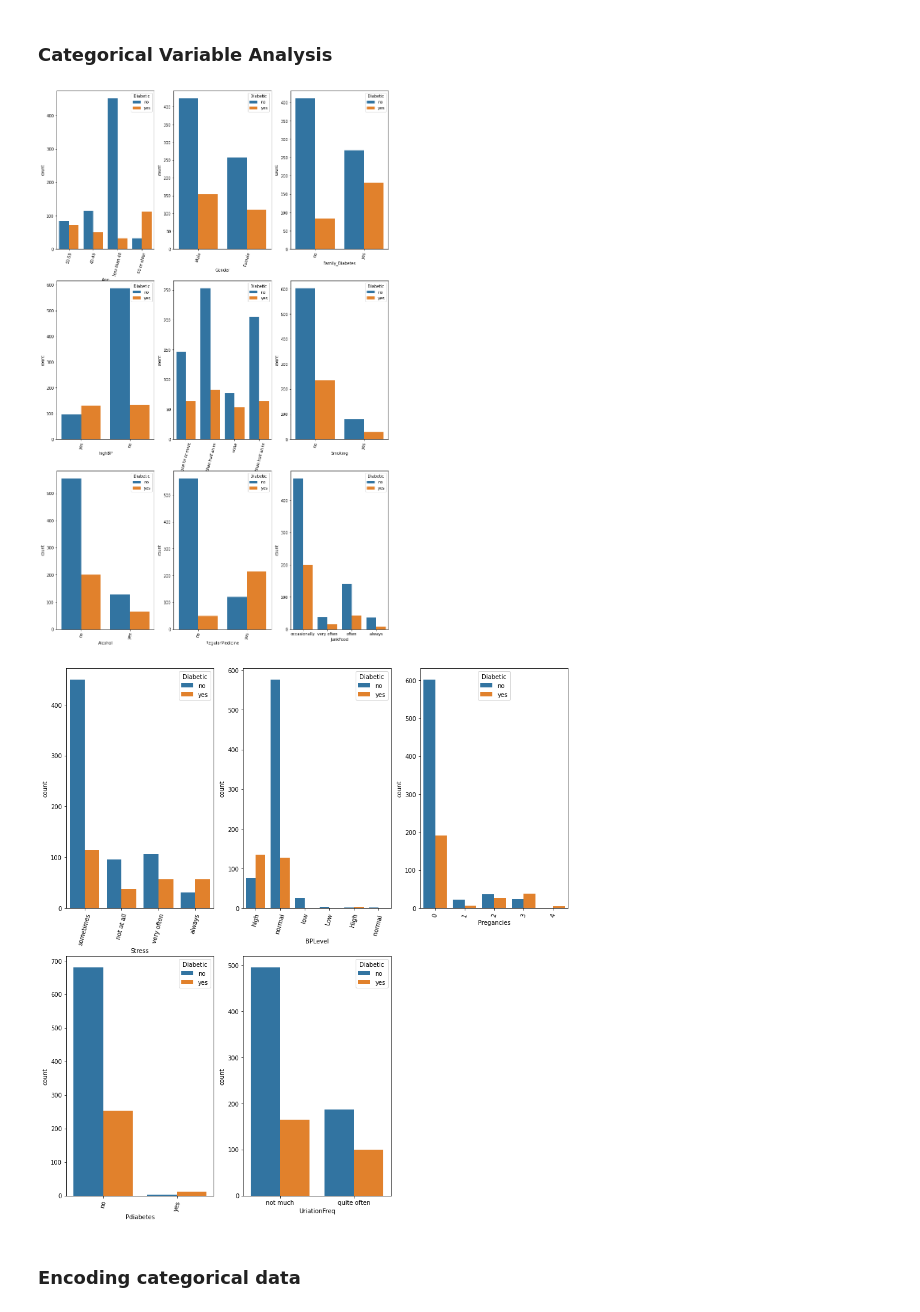
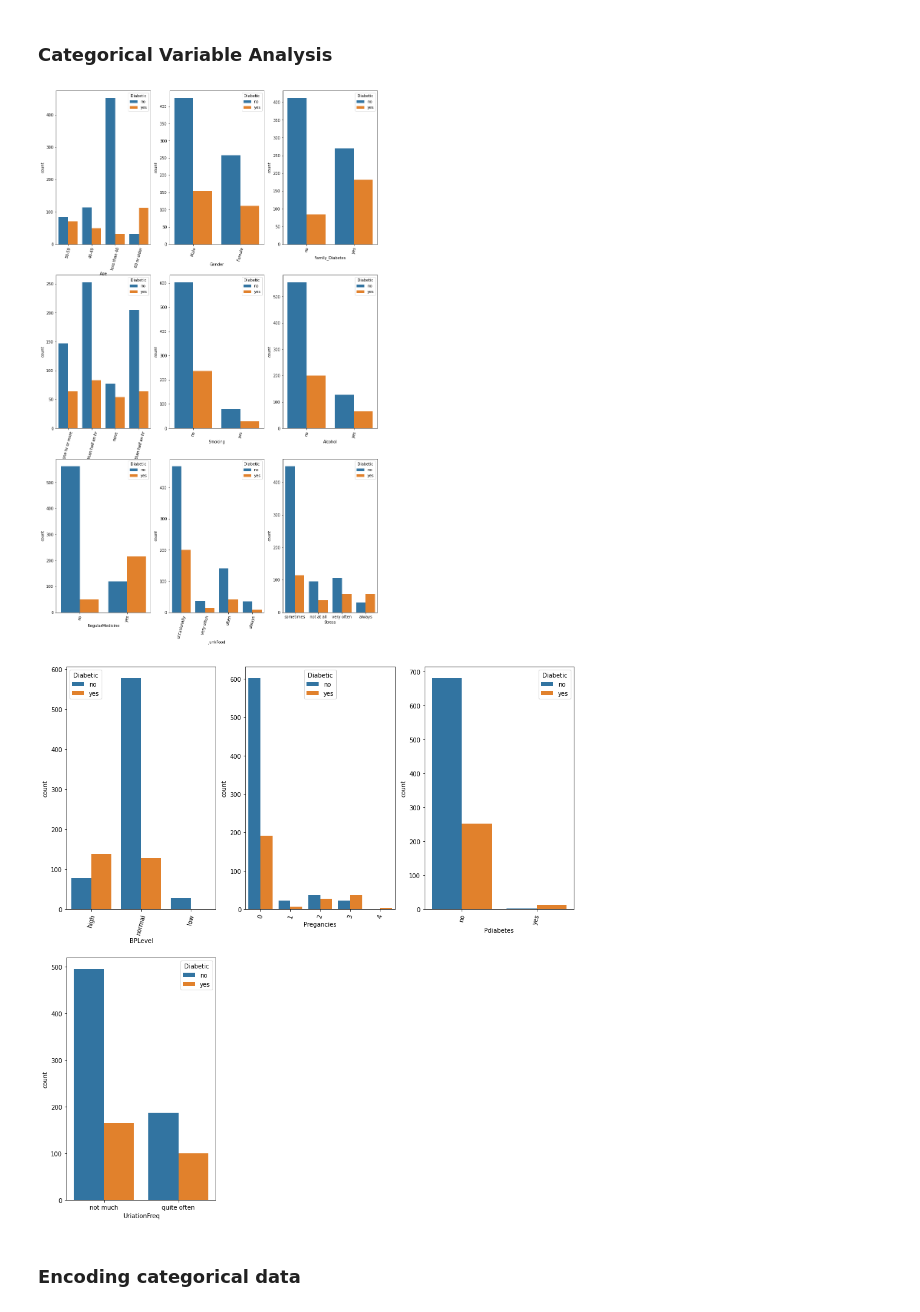
Before and after one commit to Dragsters/Nutrihelp, a Jupyter notebook: server/ML/diabetes_prediction.ipynb, the cells around one changed output. Cells and saved outputs as stored; diff of their text form; code cells hidden in the pictures.

```diff
--- a/server/ML/diabetes_prediction.ipynb
+++ b/server/ML/diabetes_prediction.ipynb
@@ -208,3 +208,10 @@ Name: Pdiabetes, dtype: int64
 no     933
 yes     14
 Name: Pdiabetes, dtype: int64
+# %%
+df.drop(columns = ['highBP'],inplace = True)
+print(df['BPLevel'].value_counts().index)
+df['BPLevel'].replace('High', 'high', inplace = True)
+df['BPLevel'].replace('Low','low', inplace = True)
+df['BPLevel'].replace('normal ', 'normal', inplace = True)
+print(df['BPLevel'].value_counts().index)
@@ -233,30 +243,30 @@ seaborn.violinplot(data = df, x = 'Diabetic', y = 'SoundSleep')
 ### Categorical Variable Analysis
 # %%
 
-cols = ['Age', 'Gender', 'Family_Diabetes', 'highBP', 'PhysicallyActive',
+cols = ['Age', 'Gender', 'Family_Diabetes', 'PhysicallyActive',
        'Smoking', 'Alcohol', 'RegularMedicine',
        'JunkFood', 'Stress', 'BPLevel', 'Pregancies', 'Pdiabetes',
        'UriationFreq']
 
 pyplot.figure(figsize = (15,25))
 
 i  = 0
 for j in range(9):
     pyplot.xticks(rotation=75)
     pyplot.subplot(int(str(3)+str(3)+str(j+1)))
     seaborn.countplot(x = cols[i], hue='Diabetic',data = df)
     i += 1
 pyplot.show()
 
 pyplot.figure(figsize = (15,25))
-for j in range(5):
+for j in range(4):
     pyplot.xticks(rotation=75)
     pyplot.subplot(int(str(3)+str(3)+str(j+1)))
     seaborn.countplot(x = cols[i], hue='Diabetic',data = df)
     i += 1
 # %% [output]
-[figure, old version]
+[figure, new version]
-[figure, old version]
+[figure, new version]
 # %% [markdown]
 ### Encoding categorical data
 # %%
```
Also changed, not shown: parts of 25 cells of this notebook, 10 other files.
